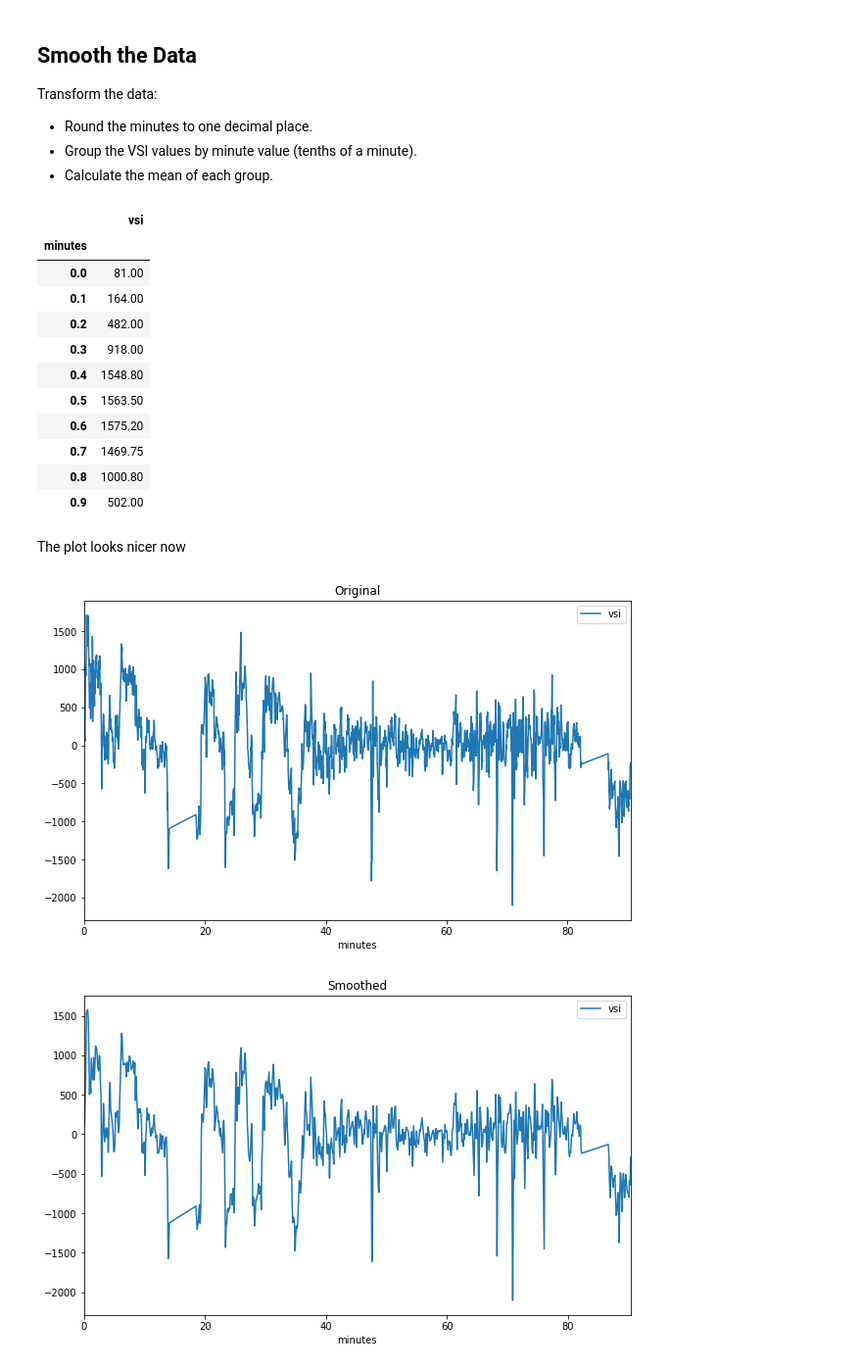
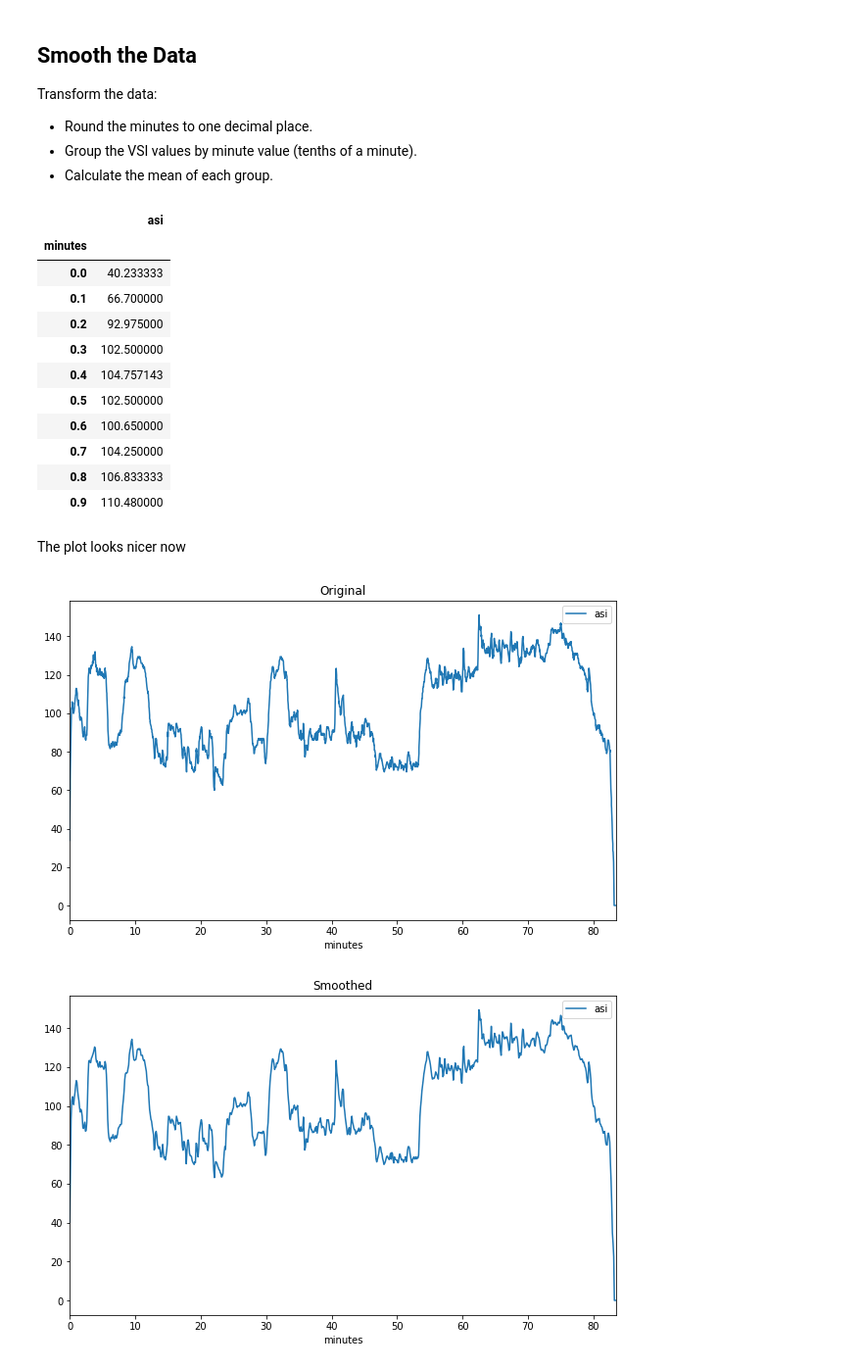
Before and after one commit to azemon/MglEfisPlotter, a Jupyter notebook: notebooks/smoothing.ipynb, the cells around one changed output. Shown at 98% size. Saved outputs shown, nothing was run; the diff lists cells and outputs as text; code cells hidden in the pictures.

```diff
--- a/notebooks/smoothing.ipynb
+++ b/notebooks/smoothing.ipynb
@@ -9,7 +9,7 @@ import matplotlib.pyplot as plt
 
 from MglEfisPlotter import *
 # %%
-datafile = '../data/IEFISBB.DAT.03'
+datafile = 'flight03/IEFISBB.DAT'
 minTimestamp = 429600874
 maxTimestamp = 1000000000
 
@@ -28,6 +29,6 @@ f = flights[-1]
 
 The raw data has multiple datapoints per second (per timestamp) and timestamps almost every second (almost 60 per minute).
 # %%
-vsi = pd.DataFrame(f.listData('vsi'))
-vsi.head(10)
+asi = pd.DataFrame(f.listData('asi'))
+asi.head(10)
 # %% [output]
@@ -58,28 +59,28 @@ Transform the data:
 * Group the VSI values by minute value (tenths of a minute).
 * Calculate the mean of each group.
 # %%
-t = vsi.round(1).groupby(['minutes'])[['vsi']].mean()
+t = asi.round(1).groupby(['minutes'])[['asi']].mean()
 t.head(10)
 # %% [output]
-|  | vsi |
+|  | asi |
 | minutes |  |
-| 0.0 | 81.00 |
-| 0.1 | 164.00 |
-| 0.2 | 482.00 |
-| 0.3 | 918.00 |
-| 0.4 | 1548.80 |
-| 0.5 | 1563.50 |
-| 0.6 | 1575.20 |
-| 0.7 | 1469.75 |
-| 0.8 | 1000.80 |
-| 0.9 | 502.00 |
+| 0.0 | 40.233333 |
+| 0.1 | 66.700000 |
+| 0.2 | 92.975000 |
+| 0.3 | 102.500000 |
+| 0.4 | 104.757143 |
+| 0.5 | 102.500000 |
+| 0.6 | 100.650000 |
+| 0.7 | 104.250000 |
+| 0.8 | 106.833333 |
+| 0.9 | 110.480000 |
 # %% [markdown]
 The plot looks nicer now
 # %%
-vsi.plot(x='minutes', y='vsi', title='Original', figsize=(10,6))
+asi.plot(x='minutes', y='asi', title='Original', figsize=(10,6))
 plt.show()
 t.plot(title='Smoothed', figsize=(10,6))
 plt.show()
 # %% [output]
-[figure, old version]
+[figure, new version]
-[figure, old version]
+[figure, new version]
```
Also changed, not shown: parts of 5 cells of this notebook, 16 other files.
